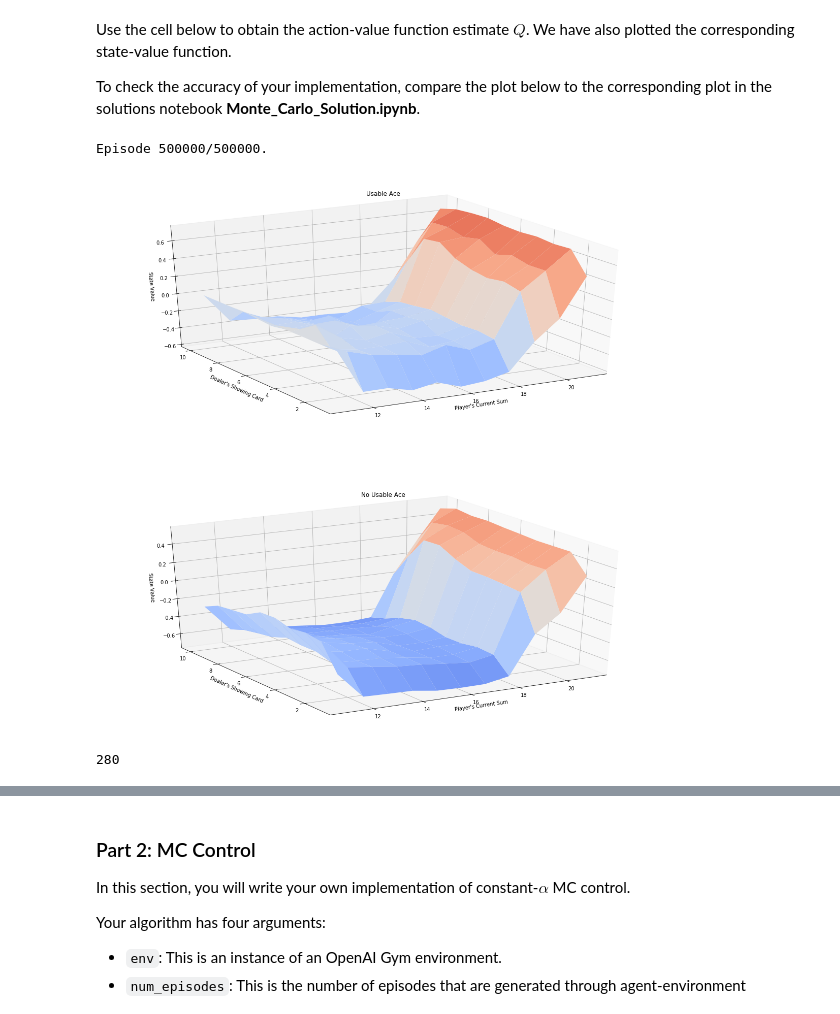
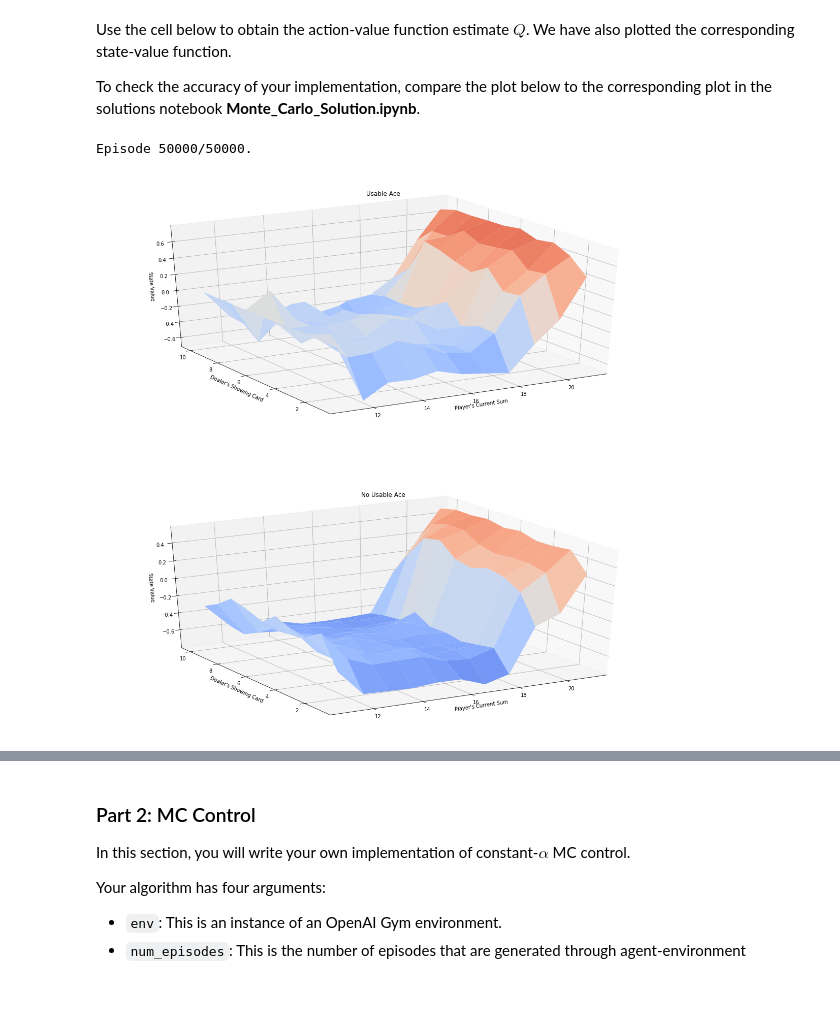
Before and after one commit to wassimseif/Udacity-Reinforcement-Learning-Nanodegree-solutions, a Jupyter notebook: monte-carlo/Monte_Carlo.ipynb, the cells around one changed output, grey strips where cells are left out. Cells and saved outputs as stored; diff of their text form; code cells hidden in the pictures.

```diff
--- a/monte-carlo/Monte_Carlo.ipynb
+++ b/monte-carlo/Monte_Carlo.ipynb
@@ -175,19 +175,15 @@ Use the cell below to obtain the action-value function estimate $Q$.  We have al
 
 To check the accuracy of your implementation, compare the plot below to the corresponding plot in the solutions notebook **Monte_Carlo_Solution.ipynb**.
 # %%
-# obtain the action-value function
-Q , N = mc_prediction_q(env, 500000, generate_episode_from_limit_stochastic)
+# obt ain the action-value function
+Q , N = mc_prediction_q(env, 50000, generate_episode_from_limit_stochastic)
 
 # obtain the corresponding state-value function
 V_to_plot = dict((k,(k[0]>18)*(np.dot([0.8, 0.2],v)) + (k[0]<=18)*(np.dot([0.2, 0.8],v))) \
          for k, v in Q.items())
 
 # plot the state-value function
 plot_blackjack_values(V_to_plot)
 # %% [output]
-Episode 500000/500000.
+Episode 50000/50000.
-[figure, old version]
+[figure, new version]
-# %%
-len(V_to_plot.items())
-# %% [output]
-280
```
Also changed, not shown: parts of 3 cells of this notebook.
